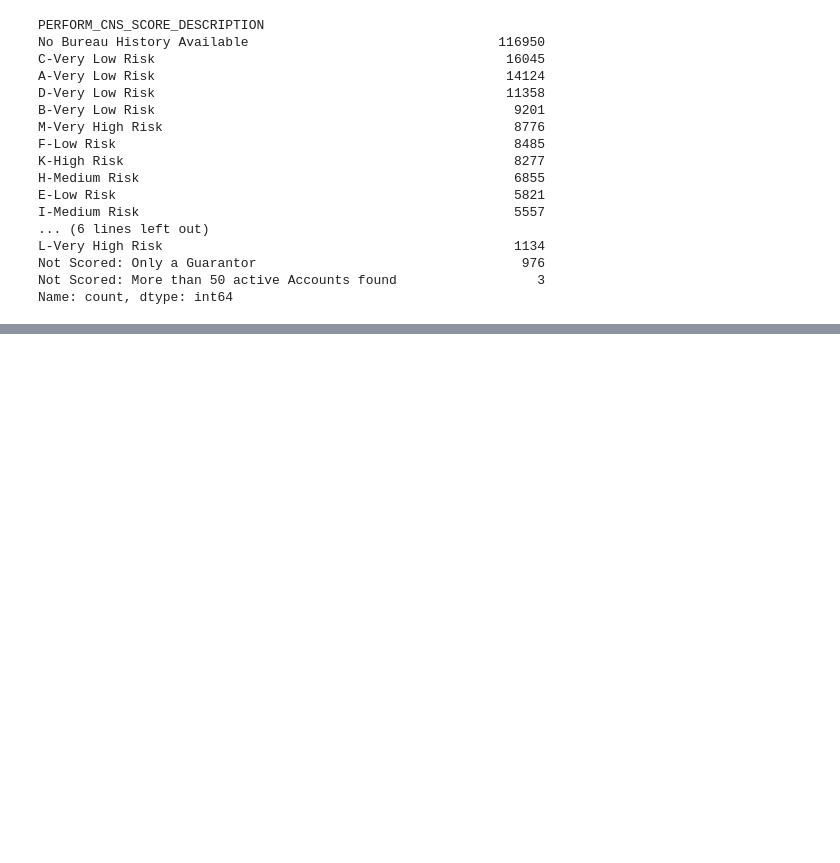
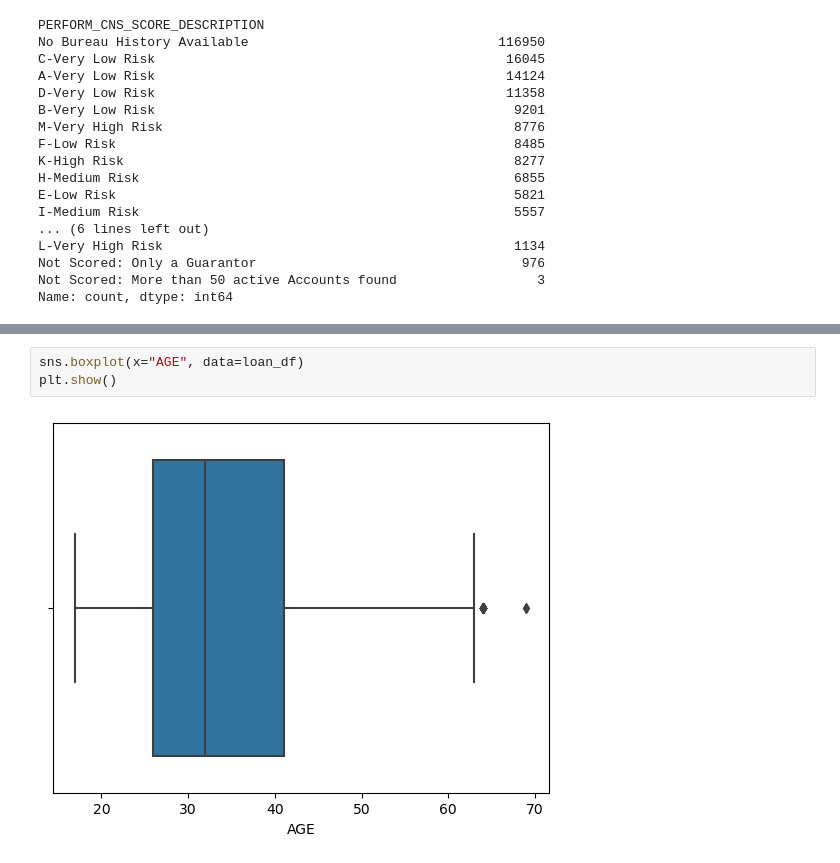
Before and after one commit to samiralikperov/python-portfolio, a Jupyter notebook: CFI/Loan Default Prediction with ML.ipynb, the cells around one changed output, grey strips where cells are left out. Drawn from its saved outputs; the diff is of its cells as text; blank space fills up the shorter version.

```diff
--- a/CFI/Loan Default Prediction with ML.ipynb
+++ b/CFI/Loan Default Prediction with ML.ipynb
@@ -337,0 +542,5 @@ Name: count, dtype: int64
+# %%
+sns.boxplot(x="AGE", data=loan_df)
+plt.show()
+# %% [output]
+[figure, added]
```
Also changed, not shown: parts of 30 cells of this notebook.
